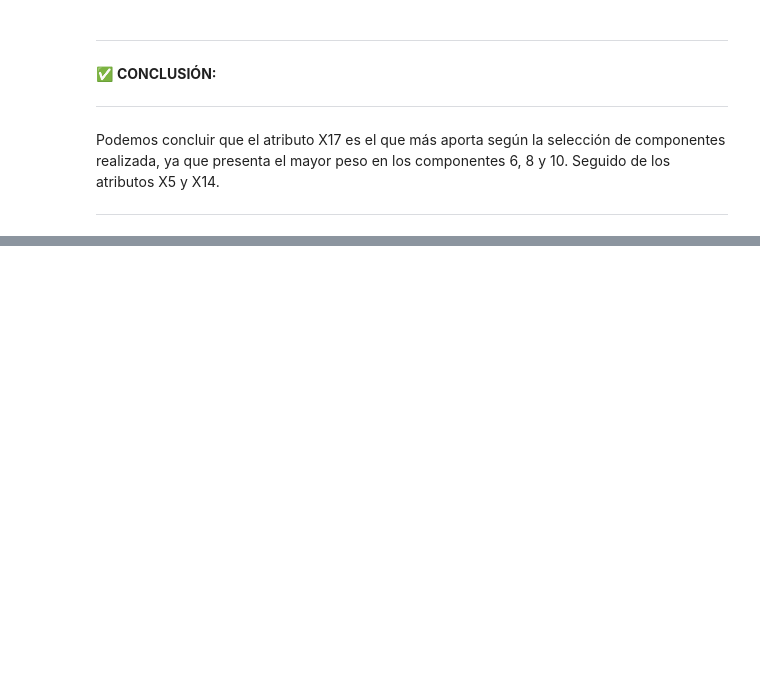
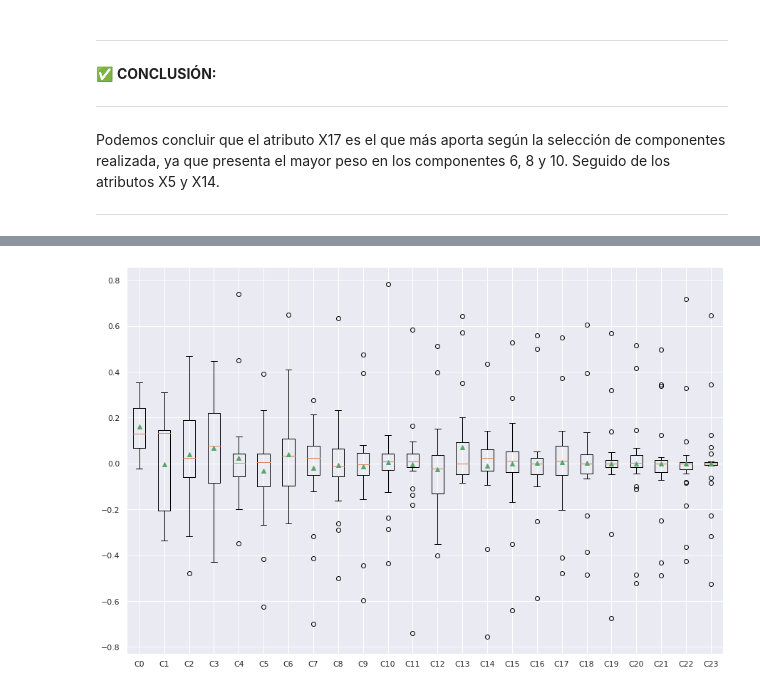
Before and after one commit to PosgradoMNA/actividades-del-projecto-equipo-60, a Jupyter notebook: Actividad Semanal -- 4.ipynb, the cells around one changed output, grey strips where cells are left out. Cells and saved outputs as stored; diff of their text form; code cells hidden in the pictures; blank space fills up the shorter version.

```diff
--- a/Actividad Semanal -- 4.ipynb
+++ b/Actividad Semanal -- 4.ipynb
@@ -328,0 +377,11 @@ Podemos concluir que el atributo X17 es el que más aporta según la selección
+# %%
+import matplotlib.pyplot as plt
+
+#Creamos una lista con los nombres de los 23 componentes para enviarlo a graficar junto con el dataframe
+nombres=list()
+nombres=[f'C{i}' for i in range(len(dfCreditosNroEscalado.columns))]
+
+plt.boxplot(dfComponentesCredito, labels=nombres, showmeans=True)
+plt.show()
+# %% [output]
+[figure, added]
```
Also changed, not shown: parts of 4 cells of this notebook.
